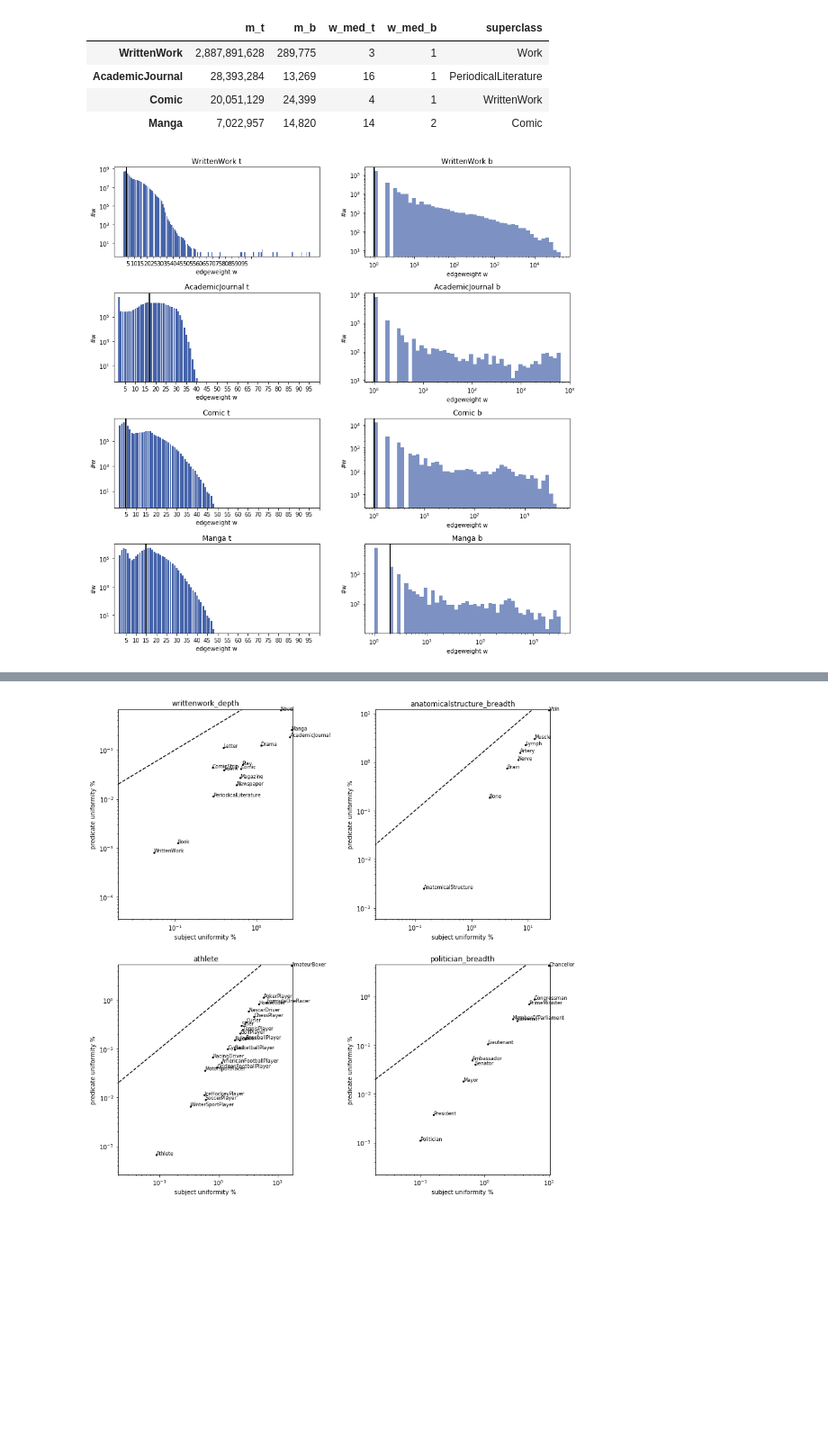
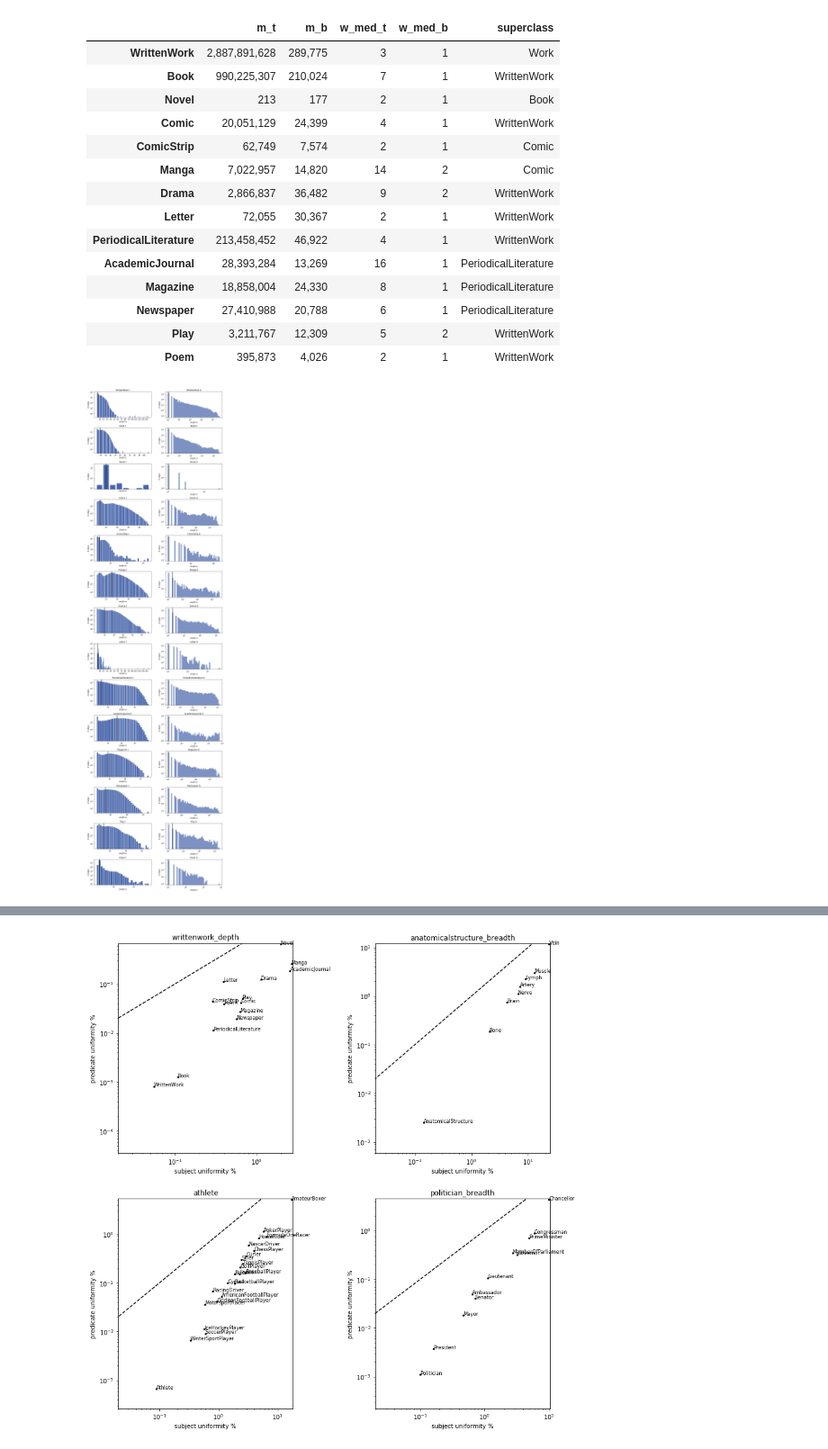
Before and after one commit to davidweisscode/kg-analysis, a Jupyter notebook: plots.ipynb, the cells around one changed output, grey strips where cells are left out. Shown at 90% size. Drawn from its saved outputs; the diff is of its cells as text; code cells hidden in the pictures; blank space fills up the shorter version.

```diff
--- a/plots.ipynb
+++ b/plots.ipynb
@@ -205,0 +344,25 @@ Compare relative values e.g. (k_mean_t / n_t) ?
+# %%
+# Get subjects and predicates whose nodedegree is in given range
+
+def get_nodes_k_range(classname, onemode, start, end):
+    with open(f"out/{classname}/{classname}.{onemode}.nk.json", "r") as in_file:
+        nodedegrees = json.load(in_file)
+    myresults = []
+    for entity, degree in nodedegrees.items():
+        if degree in range(start, end):
+            myresults.append((entity, degree))
+    myresults.sort(key=lambda x: x[1])
+    print(f"{classname} {onemode}")
+    for entity, degree in myresults[:20]:
+        print(degree, entity)
+
+res = res_glob
+# Control which classes to analyze. Add or remove rows in res DataFrame
+classes = list(res.index.values)
+classes = ["Poem"]
+for classname in classes:
+    get_nodes_k_range(classname, "t", 0, 20)
+    get_nodes_k_range(classname, "b", 0, 10)
+    print("\n")
+
+# myresult = {key: mydict[key] for key in sorted(mydict, key=mydict.get, reverse=True)[:9]} # Get n highest/lowest pairs
@@ -212,8 +393,8 @@ res = res_glob
 # Control which classes to analyze. Add or remove rows in res DataFrame
 classes = list(res.index.values)
 
-pd.options.display.float_format = '{:,.0f}'.format
-display(res[["m_t", "m_b", "w_med_t", "w_med_b", "superclass"]]) # TODO: sdev
+# pd.options.display.float_format = '{:,.0f}'.format
+display(res_disp[["m_t", "m_b", "w_med_t", "w_med_b", "superclass"]]) # TODO: sdev
 
 fig, axes = plt.subplots(nrows=len(classes), ncols=2, sharex="none", sharey="none", figsize=(12, 3 * len(classes)))
 for classname in classes:
@@ -227,42 +408,49 @@ for classname in classes:
     for weight, count in dist.items():
         if int(weight) > 0:
             w.append(int(weight))
             pw.append(count)
     axes[row, 0].bar(w, pw, align='center', color=kit_blue_1)
     axes[row, 0].axvline(median, color='k', linewidth=2)
     axes[row, 0].set_title(classname + " t")
     axes[row, 0].set_yscale("log")
     axes[row, 0].tick_params(axis="x", reset=True, top=False)
-    axes[row, 0].set_xticks(range(4, 100, 5))
-    axes[row, 0].set_xticklabels(range(5, 100, 5))
-    axes[row, 0].set_xlabel("edgeweight w")
-    axes[row, 0].set_ylabel("#w")
+    axes[row, 0].set_xticks(range(9, max(w), 10))
+    axes[row, 0].set_xticklabels(range(10, max(w), 10))
+    axes[row, 0].set_xlabel("weight w")
+    axes[row, 0].set_ylabel("# edges")
     # Bot (hist)
     w = []
     with open(f"out/{classname}/{classname}.b.w.json", "r") as input_file:
         dist = json.load(input_file)
     for weight, count in dist.items():
         if int(weight) > 0:
             w.extend([int(weight)] * count)
 
     logbins = np.geomspace(min(w), max(w), 50)
     axes[row, 1].set_xscale("log")
     axes[row, 1].set_yscale("log")
     axes[row, 1].set_title(classname + " b")
-    axes[row, 1].set_xlabel("edgeweight w")
-    axes[row, 1].set_ylabel("#w")
+    axes[row, 1].set_xlabel("weight w")
+    axes[row, 1].set_ylabel("# edges")
     axes[row, 1].axvline(np.median(w), color='k', linewidth=2)
     hist, bins, _ = axes[row, 1].hist(w, bins=logbins, color=kit_blue_2)
 
-# TODO: Get list of subject pairs with high w and low w
-# TODO: Get list of predicate pairs with high w and low w
-
 plt.subplots_adjust(wspace=10, hspace=10)
 plt.tight_layout()
 # %% [output]
 |  | m_t | m_b | w_med_t | w_med_b | superclass |
 | WrittenWork | 2,887,891,628 | 289,775 | 3 | 1 | Work |
+| Book | 990,225,307 | 210,024 | 7 | 1 | WrittenWork |
+| Novel | 213 | 177 | 2 | 1 | Book |
+| Comic | 20,051,129 | 24,399 | 4 | 1 | WrittenWork |
+| ComicStrip | 62,749 | 7,574 | 2 | 1 | Comic |
+| Manga | 7,022,957 | 14,820 | 14 | 2 | Comic |
+| Drama | 2,866,837 | 36,482 | 9 | 2 | WrittenWork |
+| Letter | 72,055 | 30,367 | 2 | 1 | WrittenWork |
+| PeriodicalLiterature | 213,458,452 | 46,922 | 4 | 1 | WrittenWork |
 | AcademicJournal | 28,393,284 | 13,269 | 16 | 1 | PeriodicalLiterature |
-| Comic | 20,051,129 | 24,399 | 4 | 1 | WrittenWork |
-| Manga | 7,022,957 | 14,820 | 14 | 2 | Comic |
+| Magazine | 18,858,004 | 24,330 | 8 | 1 | PeriodicalLiterature |
+| Newspaper | 27,410,988 | 20,788 | 6 | 1 | PeriodicalLiterature |
+| Play | 3,211,767 | 12,309 | 5 | 2 | WrittenWork |
+| Poem | 395,873 | 4,026 | 2 | 1 | WrittenWork |
-[figure, old version]
+[figure, new version]
```
Also changed, not shown: parts of 11 cells of this notebook, 2 other files.
